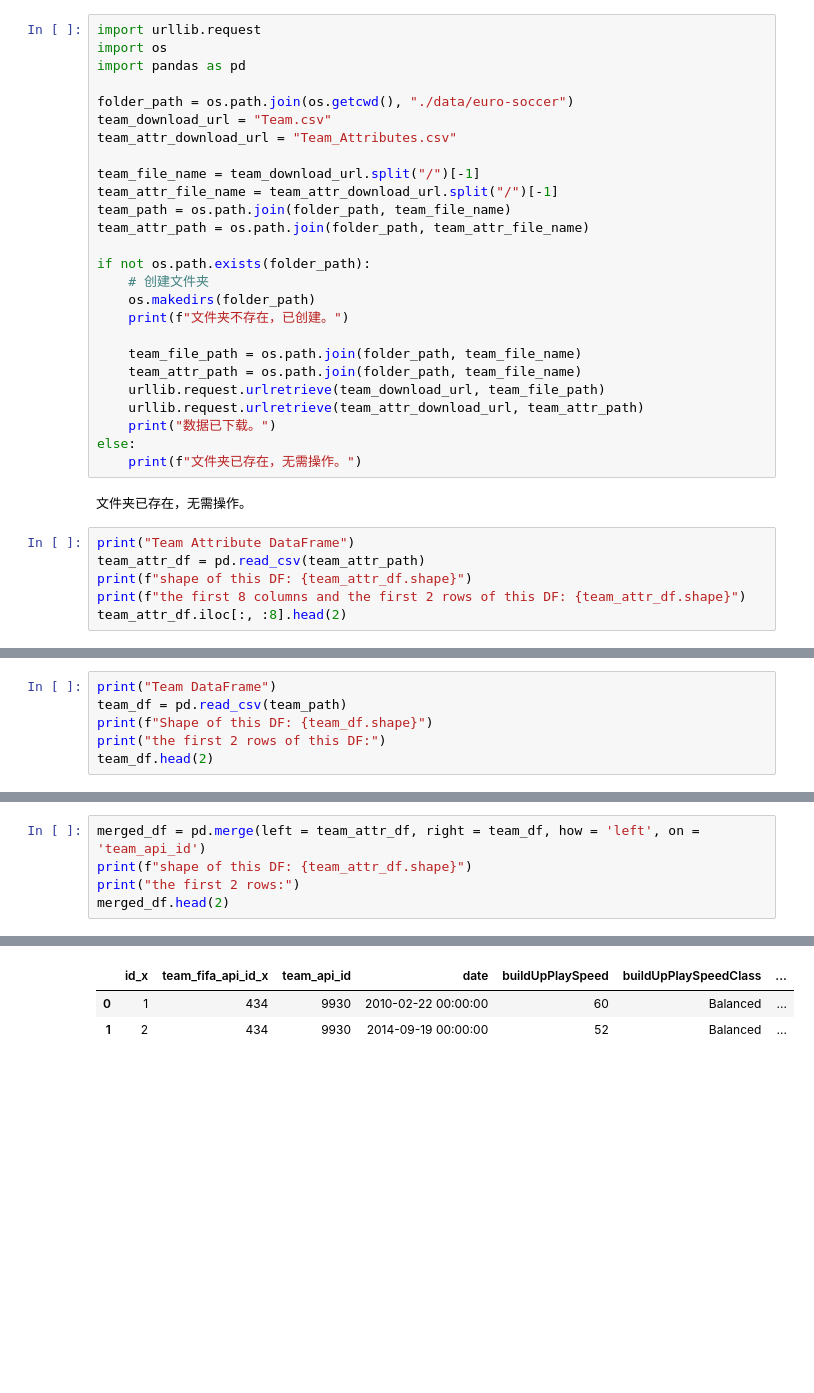
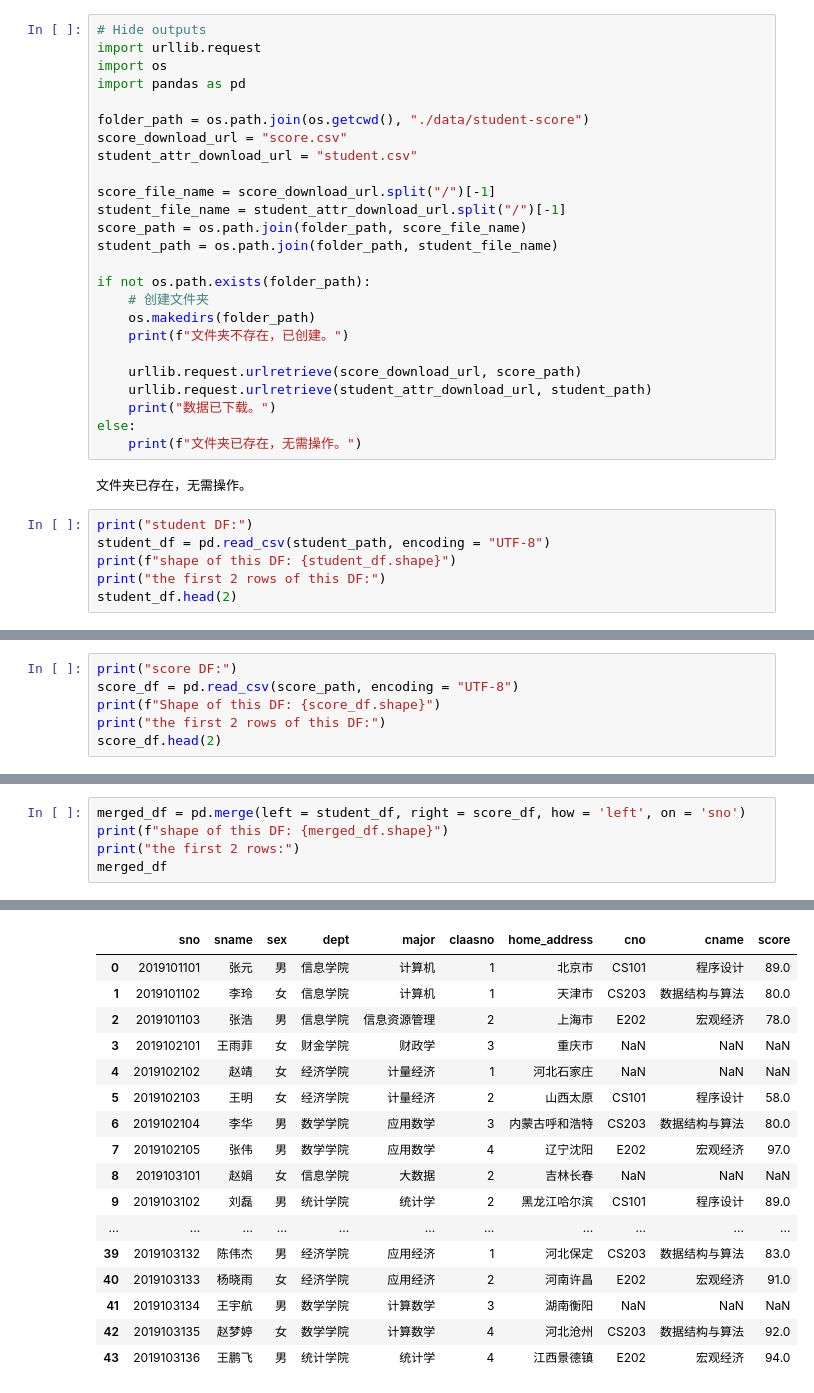
Before and after one commit to godaai/python-data-science, a Jupyter notebook: _build/eval/ch-pandas/dataframe-merge-concat.ipynb, the cells around one changed output, grey strips where cells are left out. Drawn from its saved outputs; the diff is of its cells as text; blank space fills up the shorter version.

Commit message:
update merge

```diff
--- a/_build/eval/ch-pandas/dataframe-merge-concat.ipynb
+++ b/_build/eval/ch-pandas/dataframe-merge-concat.ipynb
@@ -178,35 +180,34 @@ concat_inner_df
 # %%
+# Hide outputs
 import urllib.request
 import os
 import pandas as pd
 
-folder_path = os.path.join(os.getcwd(), "./data/euro-soccer")
-team_download_url = "Team.csv"
-team_attr_download_url = "Team_Attributes.csv"
+folder_path = os.path.join(os.getcwd(), "./data/student-score")
+score_download_url = "score.csv"
+student_attr_download_url = "student.csv"
 
-team_file_name = team_download_url.split("/")[-1]
-team_attr_file_name = team_attr_download_url.split("/")[-1]
-team_path = os.path.join(folder_path, team_file_name)
-team_attr_path = os.path.join(folder_path, team_attr_file_name)
+score_file_name = score_download_url.split("/")[-1]
+student_file_name = student_attr_download_url.split("/")[-1]
+score_path = os.path.join(folder_path, score_file_name)
+student_path = os.path.join(folder_path, student_file_name)
 
 if not os.path.exists(folder_path):
     # 创建文件夹
     os.makedirs(folder_path)
     print(f"文件夹不存在，已创建。")
 
-    team_file_path = os.path.join(folder_path, team_file_name)
-    team_attr_path = os.path.join(folder_path, team_file_name)
-    urllib.request.urlretrieve(team_download_url, team_file_path)
-    urllib.request.urlretrieve(team_attr_download_url, team_attr_path)
+    urllib.request.urlretrieve(score_download_url, score_path)
+    urllib.request.urlretrieve(student_attr_download_url, student_path)
     print("数据已下载。")
 else:
     print(f"文件夹已存在，无需操作。")
 # %% [output]
 文件夹已存在，无需操作。
 # %%
-print("Team Attribute DataFrame")
-team_attr_df = pd.read_csv(team_attr_path)
-print(f"shape of this DF: {team_attr_df.shape}")
-print(f"the first 8 columns and the first 2 rows of this DF: {team_attr_df.shape}")
-team_attr_df.iloc[:, :8].head(2)
+print("student DF:")
+student_df = pd.read_csv(student_path, encoding = "UTF-8")
+print(f"shape of this DF: {student_df.shape}")
+print("the first 2 rows of this DF:")
+student_df.head(2)
 # %% [output]
@@ -219,7 +220,7 @@ the first 8 columns and the first 2 rows of this DF: (1458, 25)
 # %%
-print("Team DataFrame")
-team_df = pd.read_csv(team_path)
-print(f"Shape of this DF: {team_df.shape}")
+print("score DF:")
+score_df = pd.read_csv(score_path, encoding = "UTF-8")
+print(f"Shape of this DF: {score_df.shape}")
 print("the first 2 rows of this DF:")
-team_df.head(2)
+score_df.head(2)
 # %% [output]
@@ -232,6 +235,6 @@ the first 2 rows of this DF:
 # %%
-merged_df = pd.merge(left = team_attr_df, right = team_df, how = 'left', on = 'team_api_id')
-print(f"shape of this DF: {team_attr_df.shape}")
+merged_df = pd.merge(left = student_df, right = score_df, how = 'left', on = 'sno')
+print(f"shape of this DF: {merged_df.shape}")
 print("the first 2 rows:")
-merged_df.head(2)
+merged_df
 # %% [output]
@@ -239,4 +242,18 @@ shape of this DF: (1458, 25)
 the first 2 rows:
-|  | id_x | team_fifa_api_id_x | team_api_id | date | buildUpPlaySpeed | buildUpPlaySpeedClass | ... |
-| 0 | 1 | 434 | 9930 | 2010-02-22 00:00:00 | 60 | Balanced | ... |
-| 1 | 2 | 434 | 9930 | 2014-09-19 00:00:00 | 52 | Balanced | ... |
+|  | sno | sname | sex | dept | major | claasno | home_address | cno | cname | score |
+| 0 | 2019101101 | 张元 | 男 | 信息学院 | 计算机 | 1 | 北京市 | CS101 | 程序设计 | 89.0 |
+| 1 | 2019101102 | 李玲 | 女 | 信息学院 | 计算机 | 1 | 天津市 | CS203 | 数据结构与算法 | 80.0 |
+| 2 | 2019101103 | 张浩 | 男 | 信息学院 | 信息资源管理 | 2 | 上海市 | E202 | 宏观经济 | 78.0 |
+| 3 | 2019102101 | 王雨菲 | 女 | 财金学院 | 财政学 | 3 | 重庆市 | NaN | NaN | NaN |
+| 4 | 2019102102 | 赵靖 | 女 | 经济学院 | 计量经济 | 1 | 河北石家庄 | NaN | NaN | NaN |
+| 5 | 2019102103 | 王明 | 女 | 经济学院 | 计量经济 | 2 | 山西太原 | CS101 | 程序设计 | 58.0 |
+| 6 | 2019102104 | 李华 | 男 | 数学学院 | 应用数学 | 3 | 内蒙古呼和浩特 | CS203 | 数据结构与算法 | 80.0 |
+| 7 | 2019102105 | 张伟 | 男 | 数学学院 | 应用数学 | 4 | 辽宁沈阳 | E202 | 宏观经济 | 97.0 |
+| 8 | 2019103101 | 赵娟 | 女 | 信息学院 | 大数据 | 2 | 吉林长春 | NaN | NaN | NaN |
+| 9 | 2019103102 | 刘磊 | 男 | 统计学院 | 统计学 | 2 | 黑龙江哈尔滨 | CS101 | 程序设计 | 89.0 |
+| ... | ... | ... | ... | ... | ... | ... | ... | ... | ... | ... |
+| 39 | 2019103132 | 陈伟杰 | 男 | 经济学院 | 应用经济 | 1 | 河北保定 | CS203 | 数据结构与算法 | 83.0 |
+| 40 | 2019103133 | 杨晓雨 | 女 | 经济学院 | 应用经济 | 2 | 河南许昌 | E202 | 宏观经济 | 91.0 |
+| 41 | 2019103134 | 王宇航 | 男 | 数学学院 | 计算数学 | 3 | 湖南衡阳 | NaN | NaN | NaN |
+| 42 | 2019103135 | 赵梦婷 | 女 | 数学学院 | 计算数学 | 4 | 河北沧州 | CS203 | 数据结构与算法 | 92.0 |
+| 43 | 2019103136 | 王鹏飞 | 男 | 统计学院 | 统计学 | 4 | 江西景德镇 | E202 | 宏观经济 | 94.0 |
```
Also changed, not shown: parts of 12 cells of this notebook, 15 other files.
